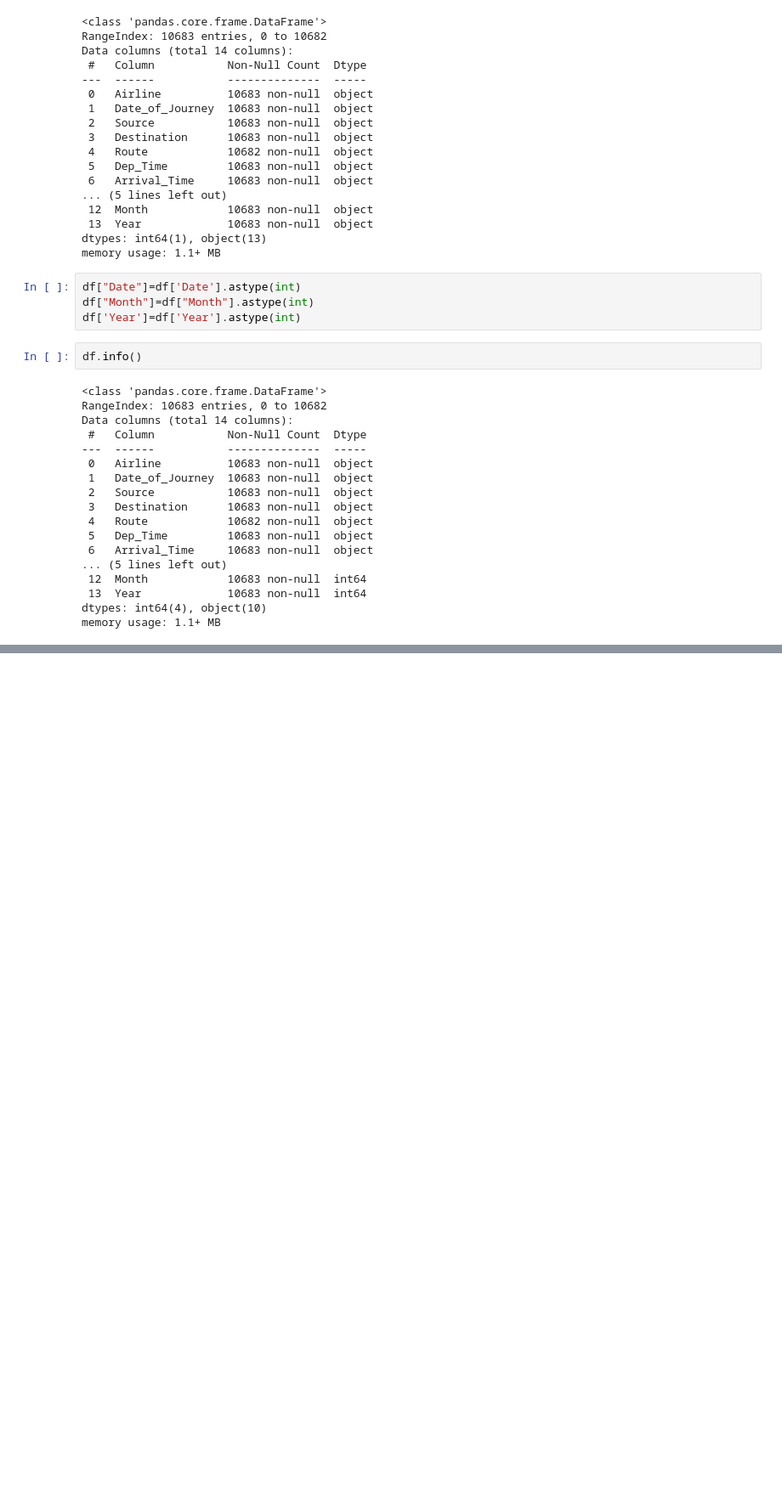
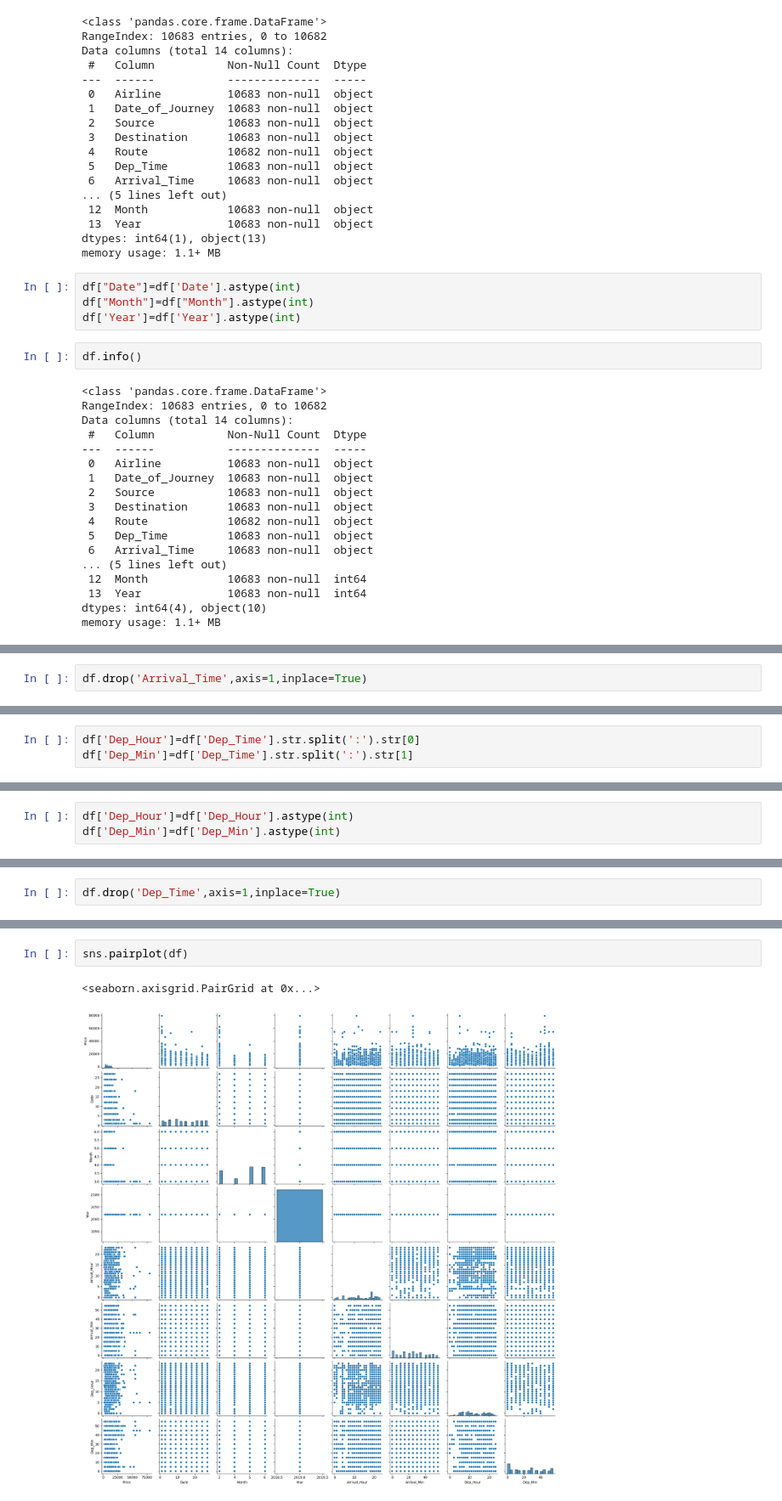
Before and after one commit to Mahadev1729/Python, a Jupyter notebook: EDA/flightpriceEDA/flight_price.ipynb, the cells around one changed output, grey strips where cells are left out. Shown at 85% size. Drawn from its saved outputs; the diff is of its cells as text; blank space fills up the shorter version.

Commit message:
pair plot

```diff
--- a/EDA/flightpriceEDA/flight_price.ipynb
+++ b/EDA/flightpriceEDA/flight_price.ipynb
@@ -180,0 +269,2 @@ memory usage: 1.1+ MB
+# %%
+df.drop('Arrival_Time',axis=1,inplace=True)
@@ -180,0 +289,3 @@ memory usage: 1.1+ MB
+# %%
+df['Dep_Hour']=df['Dep_Time'].str.split(':').str[0]
+df['Dep_Min']=df['Dep_Time'].str.split(':').str[1]
@@ -180,0 +321,3 @@ memory usage: 1.1+ MB
+# %%
+df['Dep_Hour']=df['Dep_Hour'].astype(int)
+df['Dep_Min']=df['Dep_Min'].astype(int)
@@ -180,0 +344,2 @@ memory usage: 1.1+ MB
+# %%
+df.drop('Dep_Time',axis=1,inplace=True)
@@ -180,0 +362,5 @@ memory usage: 1.1+ MB
+# %%
+sns.pairplot(df)
+# %% [output]
+<seaborn.axisgrid.PairGrid at 0x...>
+[figure, added]
```
Also changed, not shown: parts of 15 cells of this notebook, 1 other file.
